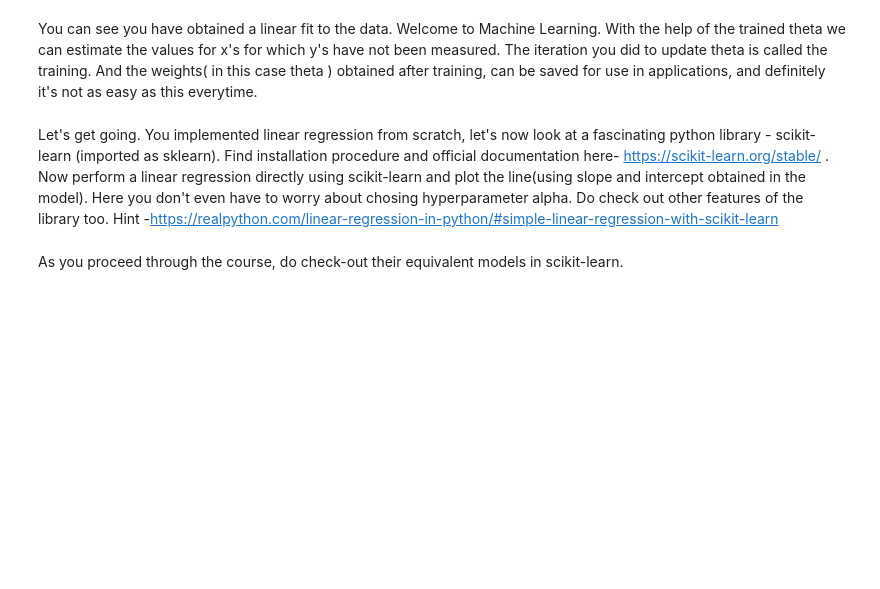
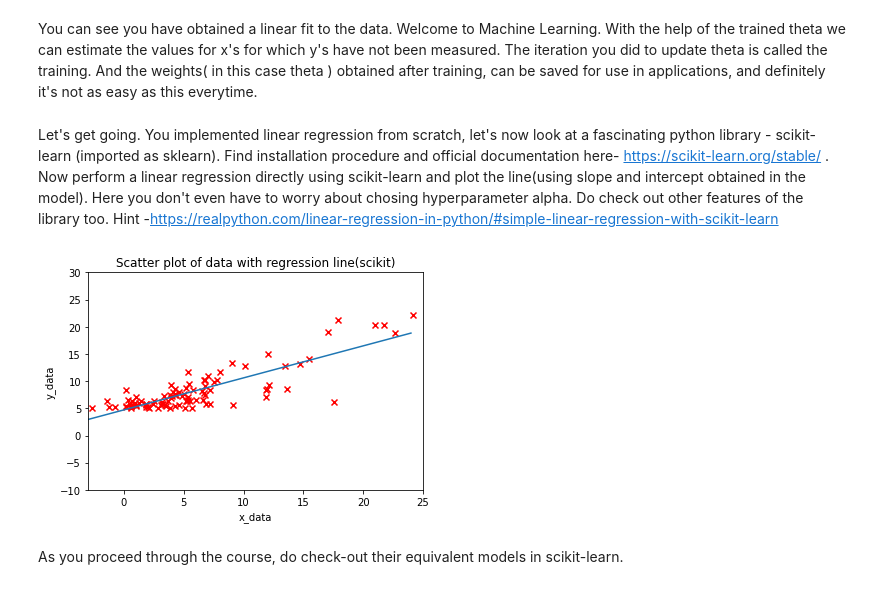
Before and after one commit to Harsh-Sensei/CNN-Project, a Jupyter notebook: Assignment 2/Linear Regression.ipynb, the cells around one changed output. Drawn from its saved outputs; the diff is of its cells as text; code cells hidden in the pictures; blank space fills up the shorter version.

```diff
--- a/Assignment 2/Linear Regression.ipynb
+++ b/Assignment 2/Linear Regression.ipynb
@@ -47,5 +141,25 @@ With the help of the trained theta we can estimate the values for x's for which
 Let's get going. You implemented linear regression from scratch, let's now look at a fascinating python library - scikit-learn (imported as sklearn). Find installation procedure and official documentation here- https://scikit-learn.org/stable/ . Now perform a linear regression directly using scikit-learn and plot the line(using slope and intercept obtained in the model). Here you don't even have to worry about chosing hyperparameter alpha. Do check out other features of the library too. Hint -https://realpython.com/linear-regression-in-python/#simple-linear-regression-with-scikit-learn
 # %%
 #implement linear regression using sklearn
+x_colmn=x.reshape((-1,1))
+model=LinearRegression()
+model.fit(x_colmn,y)
+sc_theta_0=model.intercept_
+sc_theta_1=model.coef_
+
+def sc_h(x):
+    return sc_theta_0+sc_theta_1*x
+
+x_part=np.arange(-5,25,1)
+plt.scatter(x,y,label='data',color='r',marker='x')
+plt.plot(x_part,sc_h(x_part))
+plt.xlabel('x_data')
+plt.ylabel('y_data')
+plt.xlim([-3,25])
+plt.ylim([-10,30])
+plt.title('Scatter plot of data with regression line(scikit)')
+plt.show()
+# %% [output]
+[figure, added]
 # %% [markdown]
 As you proceed through the course, do check-out their equivalent models in scikit-learn.
```
Also changed, not shown: parts of 8 cells of this notebook.
